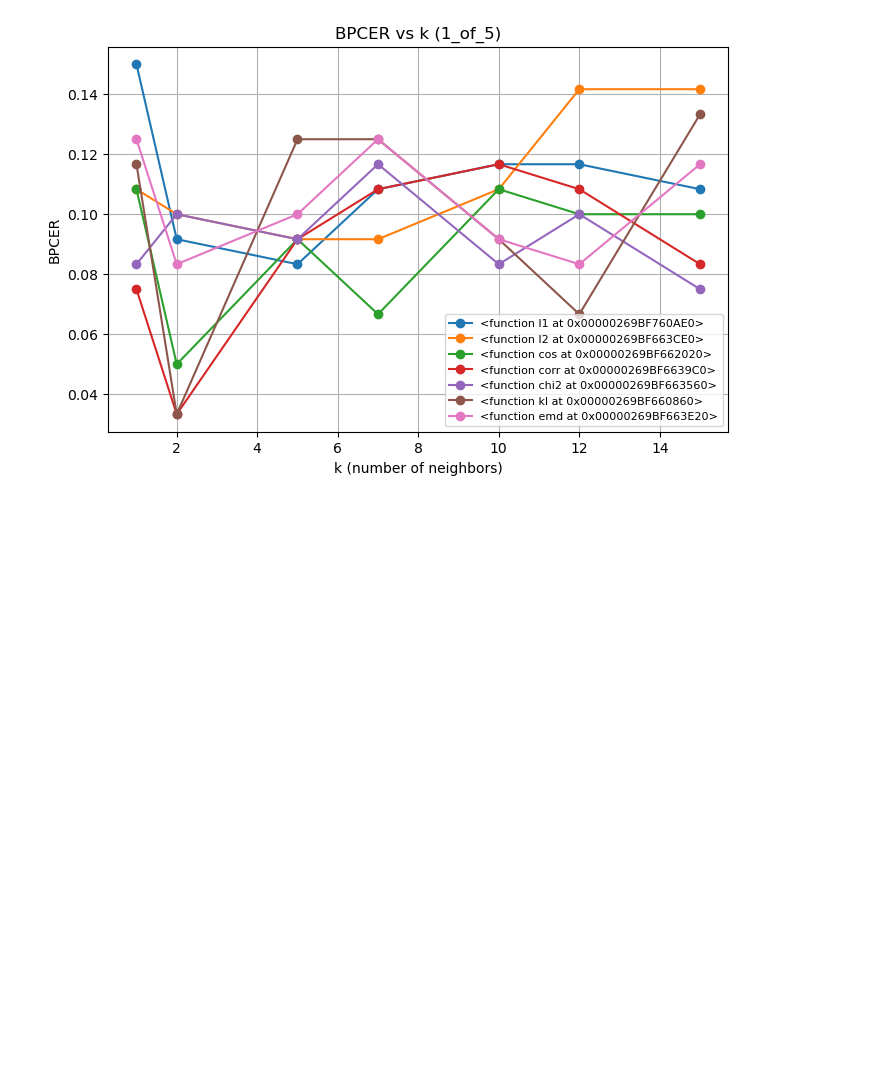
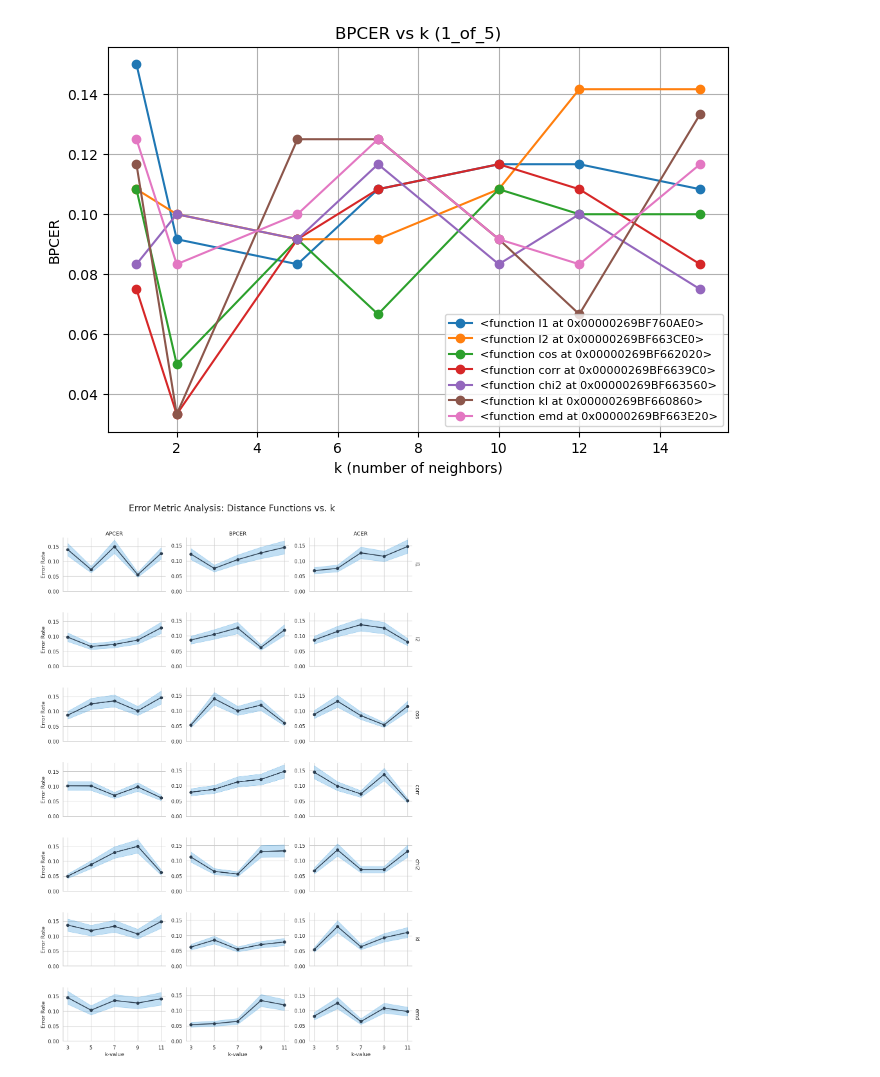
Before and after one commit to Andino20/PAD_LBP_PS-Bildverarbeitung-WS25, a Jupyter notebook: notebooks/LBP.ipynb, the cells around one changed output. Saved outputs shown, nothing was run; the diff lists cells and outputs as text; code cells hidden in the pictures; blank space fills up the shorter version.

Commit message:
Adjusted pipeline

```diff
--- a/notebooks/LBP.ipynb
+++ b/notebooks/LBP.ipynb
@@ -443,3 +415,77 @@ for rule in rules:
 [figure]
 [figure]
 [figure]
+# %%
+import matplotlib.pyplot as plt
+import seaborn as sns
+import pandas as pd
+import numpy as np
+
+# 1. Prepare Dummy Data (Replace this with your actual data)
+ks = [3, 5, 7, 9, 11]
+distances = ['l1', 'l2', 'cos', 'corr', 'chi2', 'kl', 'emd']
+metrics = ['APCER', 'BPCER', 'ACER']
+
+data_list = []
+for m in metrics:
+    for d in distances:
+        for k in ks:
+            # Synthetic mean and std for demonstration
+            mean_val = np.random.uniform(0.05, 0.15)
+            std_val = mean_val * 0.15
+            data_list.append({
+                'k': k, 'Distance': d, 'Metric': m,
+                'Mean': mean_val, 'Std': std_val
+            })
+
+df = pd.DataFrame(data_list)
+
+# 2. Setup the FacetGrid
+# We set sharey='row' if metrics have different scales,
+# but usually for error rates, sharey='col' is better to compare distances.
+sns.set_theme(style="whitegrid")
+g = sns.FacetGrid(
+    df,
+    row="Distance",
+    col="Metric",
+    height=2.5,
+    aspect=1.6,
+    margin_titles=True,
+    sharey='col' # This allows comparing distances within the same metric column
+)
+
+# 3. Define the plotting function for the grid
+def draw_error_curves(data, **kwargs):
+    ax = plt.gca()
+    data = data.sort_values('k')
+
+    # Plot the mean line
+    ax.plot(data['k'], data['Mean'], marker='o', linewidth=2, color='#2c3e50')
+
+    # Plot the confidence interval (Mean +/- Std)
+    ax.fill_between(
+        data['k'],
+        data['Mean'] - data['Std'],
+        data['Mean'] + data['Std'],
+        alpha=0.3,
+        color='#3498db'
+    )
+
+    # Optional: Set integer ticks for k
+    ax.set_xticks(ks)
+
+# Apply the function to the grid
+g.map_dataframe(draw_error_curves)
+
+# 4. Final Polish
+g.set_axis_labels("k-value", "Error Rate")
+g.set_titles(row_template="{row_name}", col_template="{col_name}")
+g.set(ylim=(0, None))
+
+# Adjust layout to prevent title overlap
+plt.subplots_adjust(top=0.92, hspace=0.4, wspace=0.2)
+g.fig.suptitle('Error Metric Analysis: Distance Functions vs. k', fontsize=20)
+
+plt.show()
+# %% [output]
+[figure, added]
```
Also changed, not shown: parts of 7 cells of this notebook, 3 other files.
